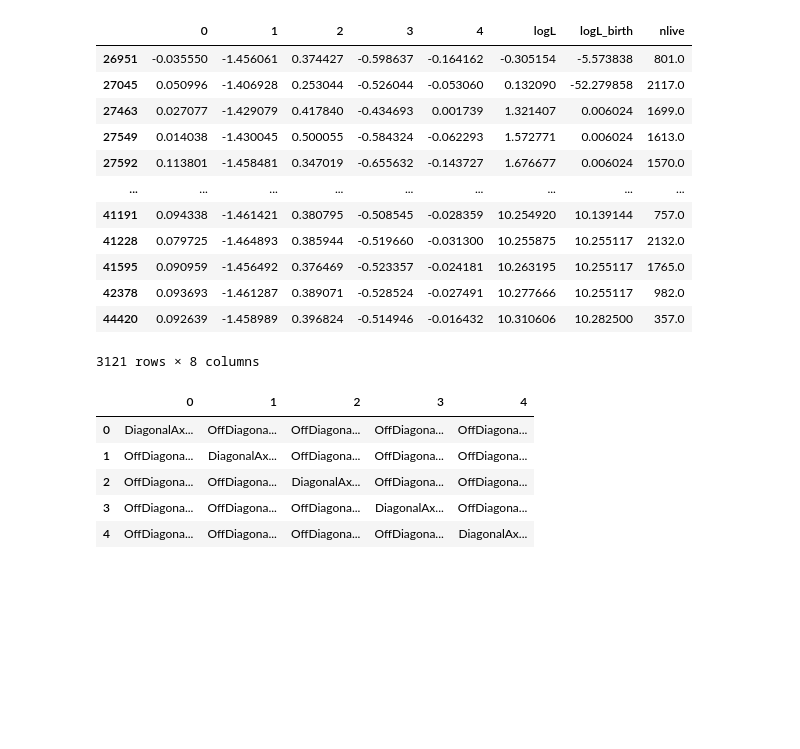
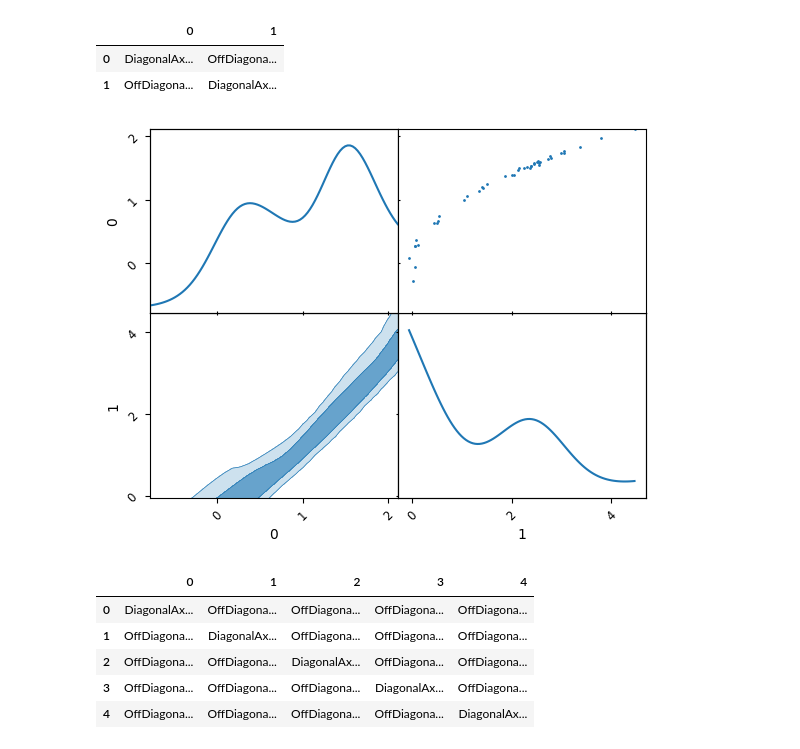
Before and after one commit to yallup/fusions, a Jupyter notebook: plots/trace.ipynb, the cells around one changed output. Saved outputs shown, nothing was run; the diff lists cells and outputs as text; code cells hidden in the pictures; blank space fills up the shorter version.

```diff
--- a/plots/trace.ipynb
+++ b/plots/trace.ipynb
@@ -7,3 +5,8 @@ chains = ns.read_chains("diffusion")
+# %%
+chains = ns.read_chains("../fusions_samples/diffusion")
+new_columns = {str(i): i for i in range(5)}
+chains = chains.rename(columns=new_columns)
+# un = un.rename(columns=new_columns)
 # %%
 chains.nlive.plot()
 plt.xlim(0,len(chains))
@@ -15,4 +18,4 @@ plt.hlines(500,0,len(chains),linestyles='dashed')
 # %%
-a=ns.MCMCSamples(chains.set_beta(0.01).compress().to_numpy()[...,:5]).plot_2d()
+a=ns.MCMCSamples(chains.set_beta((1.0)).compress().to_numpy()[...,:5]).plot_2d()
 # pc.plot_2d(a)
 # %% [output]
@@ -20,19 +24,11 @@ a=ns.MCMCSamples(chains.set_beta(0.01).compress().to_numpy()[...,:5]).plot_2d()
 # %%
 chains.compress(ncompress="equal")
+ns.MCMCSamples(chains.sample(100)).plot_2d(np.arange(2))
 # %% [output]
-|  | 0 | 1 | 2 | 3 | 4 | logL | logL_birth | nlive |
-| 26951 | -0.035550 | -1.456061 | 0.374427 | -0.598637 | -0.164162 | -0.305154 | -5.573838 | 801.0 |
-| 27045 | 0.050996 | -1.406928 | 0.253044 | -0.526044 | -0.053060 | 0.132090 | -52.279858 | 2117.0 |
-| 27463 | 0.027077 | -1.429079 | 0.417840 | -0.434693 | 0.001739 | 1.321407 | 0.006024 | 1699.0 |
-| 27549 | 0.014038 | -1.430045 | 0.500055 | -0.584324 | -0.062293 | 1.572771 | 0.006024 | 1613.0 |
-| 27592 | 0.113801 | -1.458481 | 0.347019 | -0.655632 | -0.143727 | 1.676677 | 0.006024 | 1570.0 |
-| ... | ... | ... | ... | ... | ... | ... | ... | ... |
-| 41191 | 0.094338 | -1.461421 | 0.380795 | -0.508545 | -0.028359 | 10.254920 | 10.139144 | 757.0 |
-| 41228 | 0.079725 | -1.464893 | 0.385944 | -0.519660 | -0.031300 | 10.255875 | 10.255117 | 2132.0 |
-| 41595 | 0.090959 | -1.456492 | 0.376469 | -0.523357 | -0.024181 | 10.263195 | 10.255117 | 1765.0 |
-| 42378 | 0.093693 | -1.461287 | 0.389071 | -0.528524 | -0.027491 | 10.277666 | 10.255117 | 982.0 |
-| 44420 | 0.092639 | -1.458989 | 0.396824 | -0.514946 | -0.016432 | 10.310606 | 10.282500 | 357.0 |
+|  | 0 | 1 |
+| 0 | DiagonalAx... | OffDiagona... |
+| 1 | OffDiagona... | DiagonalAx... |
-3121 rows × 8 columns
+[figure, added]
 # %%
 import pickle
 import numpy as np
```
Also changed, not shown: parts of 4 cells of this notebook, 8 other files.
